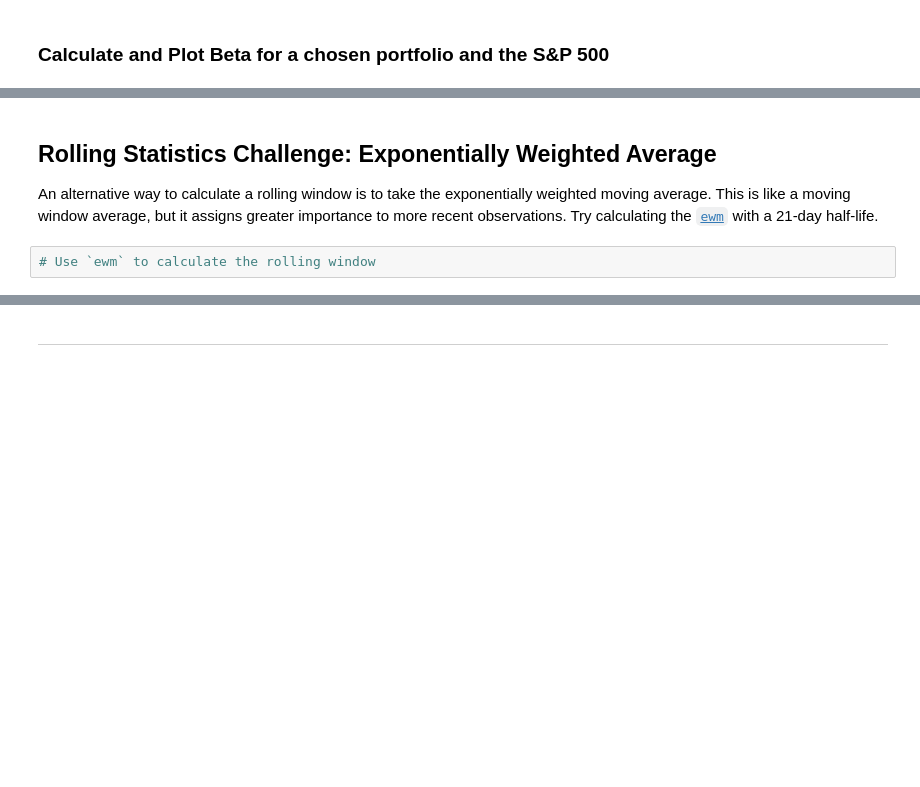
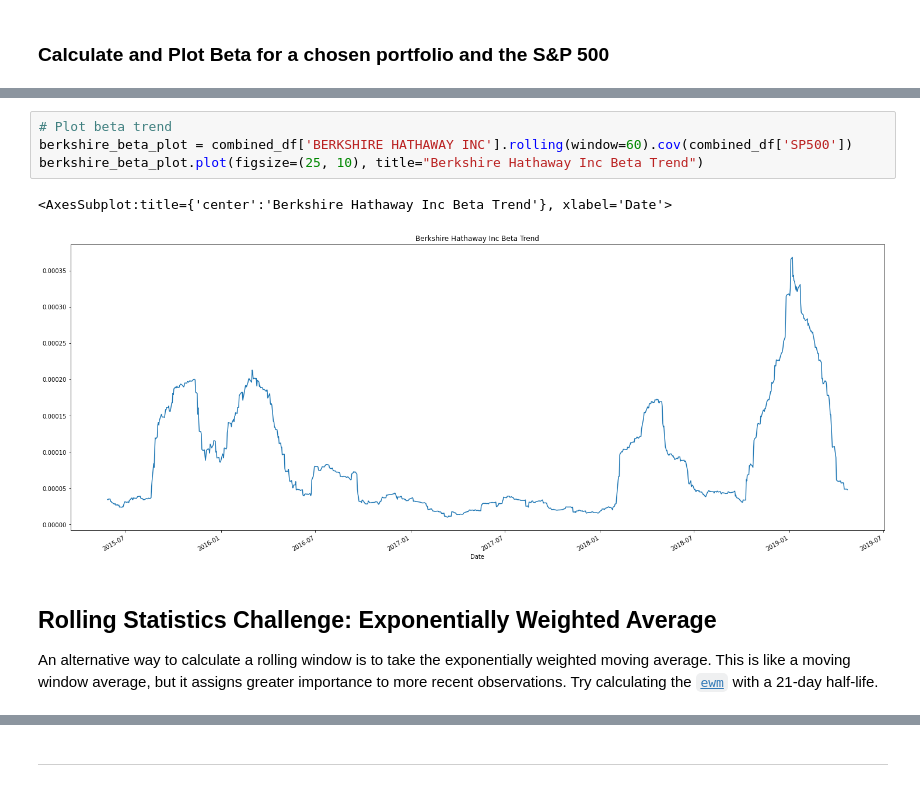
Before and after one commit to Luke-Mac/whale_off_portfolio, a Jupyter notebook: whale_analysis.ipynb, the cells around one changed output, grey strips where cells are left out. Drawn from its saved outputs; the diff is of its cells as text; blank space fills up the shorter version.

```diff
--- a/whale_analysis.ipynb
+++ b/whale_analysis.ipynb
@@ -316,6 +333,11 @@ rolling_21_day_std.plot(figsize=(25,10), title="Rolling 21 Day Standard Deviatio
+# %%
+# Plot beta trend
+berkshire_beta_plot = combined_df['BERKSHIRE HATHAWAY INC'].rolling(window=60).cov(combined_df['SP500'])
+berkshire_beta_plot.plot(figsize=(25, 10), title="Berkshire Hathaway Inc Beta Trend")
+# %% [output]
+<AxesSubplot:title={'center':'Berkshire Hathaway Inc Beta Trend'}, xlabel='Date'>
+[figure, added]
 # %% [markdown]
 ## Rolling Statistics Challenge: Exponentially Weighted Average
 
 An alternative way to calculate a rolling window is to take the exponentially weighted moving average. This is like a moving window average, but it assigns greater importance to more recent observations. Try calculating the [`ewm`](https://pandas.pydata.org/pandas-docs/stable/reference/api/pandas.DataFrame.ewm.html) with a 21-day half-life.
-# %%
-# Use `ewm` to calculate the rolling window
```
Also changed, not shown: parts of 19 cells of this notebook.
